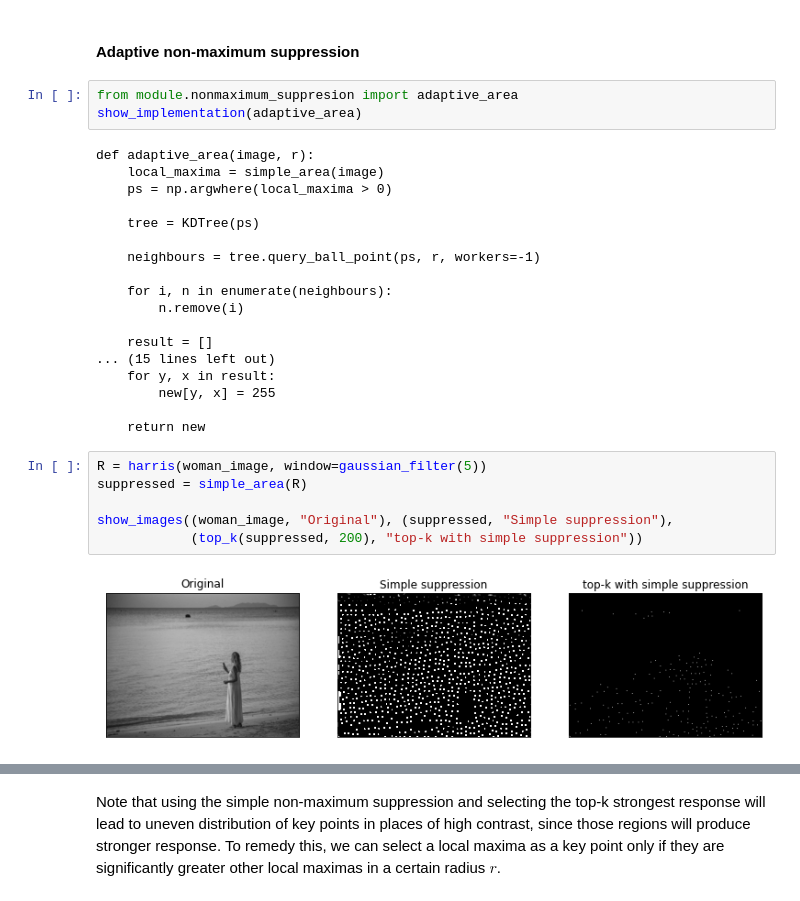
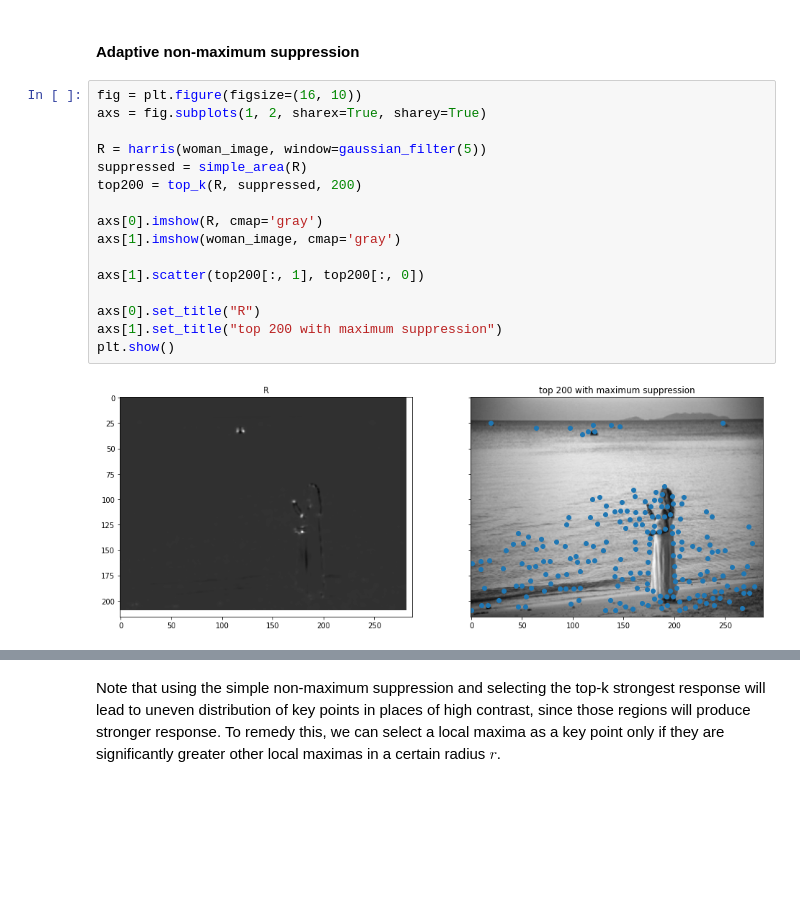
Before and after one commit to 0WN463/wellspring, a Jupyter notebook: computer-vision/key_points.ipynb, the cells around one changed output, grey strips where cells are left out. Drawn from its saved outputs; the diff is of its cells as text; blank space fills up the shorter version.

```diff
--- a/computer-vision/key_points.ipynb
+++ b/computer-vision/key_points.ipynb
@@ -370,32 +387,21 @@ Thus, we can see that the key points are more localized from above.
 And the top-k with suppression yields spatially sparse points as we desired.
 # %% [markdown]
 #### Adaptive non-maximum suppression
-# %%
-from module.nonmaximum_suppresion import adaptive_area
-show_implementation(adaptive_area)
-# %% [output]
-def adaptive_area(image, r):
-    local_maxima = simple_area(image)
-    ps = np.argwhere(local_maxima > 0)
-
-    tree = KDTree(ps)
-
-    neighbours = tree.query_ball_point(ps, r, workers=-1)
-
-    for i, n in enumerate(neighbours):
-        n.remove(i)
-
-    result = []
-... (15 lines left out)
-    for y, x in result:
-        new[y, x] = 255
-
-    return new
-# %%
-R = harris(woman_image, window=gaussian_filter(5))
-suppressed = simple_area(R)
-
-show_images((woman_image, "Original"), (suppressed, "Simple suppression"),
-            (top_k(suppressed, 200), "top-k with simple suppression"))
-# %% [output]
-[figure, removed]
+# %%
+fig = plt.figure(figsize=(16, 10))
+axs = fig.subplots(1, 2, sharex=True, sharey=True)
+
+R = harris(woman_image, window=gaussian_filter(5))
+suppressed = simple_area(R)
+top200 = top_k(R, suppressed, 200)
+
+axs[0].imshow(R, cmap='gray')
+axs[1].imshow(woman_image, cmap='gray')
+
+axs[1].scatter(top200[:, 1], top200[:, 0])
+
+axs[0].set_title("R")
+axs[1].set_title("top 200 with maximum suppression")
+plt.show()
+# %% [output]
+[figure, added]
```
Also changed, not shown: parts of 7 cells of this notebook, 29 other files.
